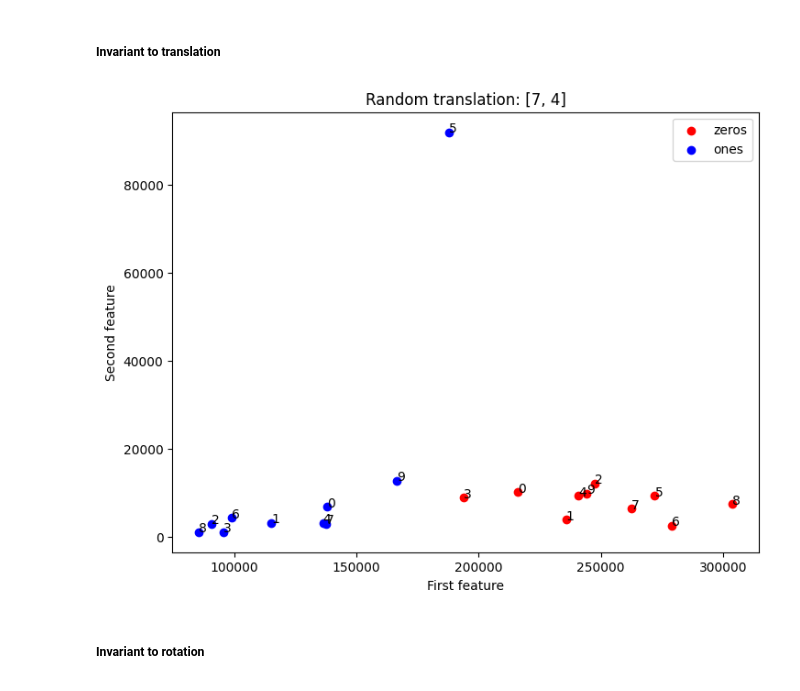
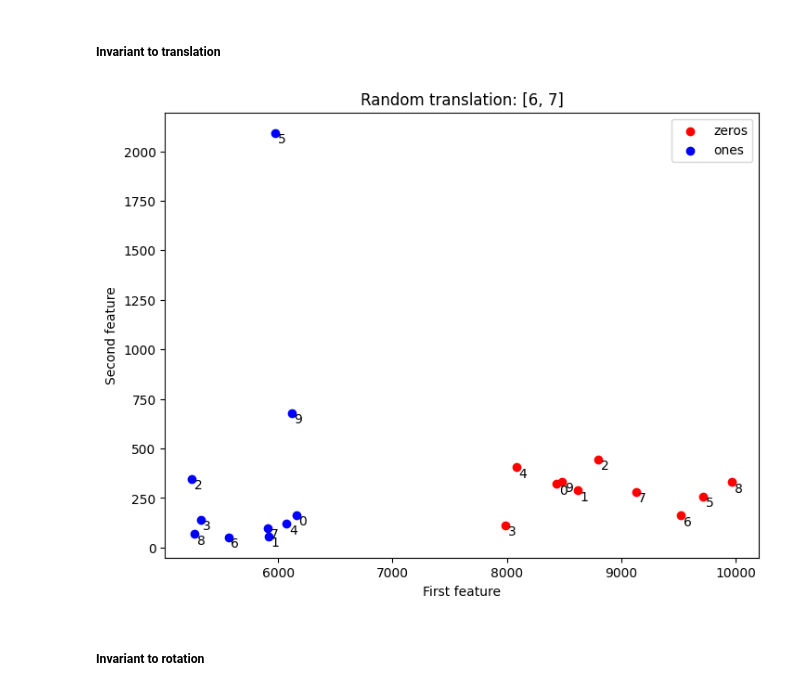
Before and after one commit to alessandrodalbesio/EPFL-image-analysis-and-pattern-recognition, a Jupyter notebook: lab_02_object_description.ipynb, the cells around one changed output. Saved outputs shown, nothing was run; the diff lists cells and outputs as text; code cells hidden in the pictures.

Commit message:
Everything working except invariance to rotation

```diff
--- a/lab_02_object_description.ipynb
+++ b/lab_02_object_description.ipynb
@@ -307,12 +265,12 @@ TODO
 from scipy.fft import ifft
 
 # Define increasing set sizes of the descriptors.
-descr_set_sizes = [1, 2, 5, 10, 15, 20]
+descr_set_sizes = [1, 3, 5, 11, 15, 20]
 
 
 # Define images for which you will show the recovery.
-zero = zeros_processed[6]
-one = ones_processed[6]
+zero = zeros_processed[8]
+one = ones_processed[8]
 
 
 # Get the descriptors of the images
@@ -344,7 +302,6 @@ for size in descr_set_sizes:
         oneDescriptorsReduced[size//2 +size % 2 :-size//2] = 0
     else:
         oneDescriptorsReduced[1:] = 0
-        print(oneDescriptorsReduced[0])
 
     # Apply inverse Fourier transform
     one_reconstructed.append(ifft(oneDescriptorsReduced))
@@ -355,7 +312,6 @@ fig, axes = plt.subplots(1, len(descr_set_sizes), figsize=(20, 5))
 for ax, im, nm in zip(axes, zero_reconstructed,descr_set_sizes):
     im = convertComplexToPixel(im)
     ax.plot(im[:,0], im[:,1])
-    ax.axis('off')
     ax.set_aspect('equal')
     ax.set_title(f"{nm} descriptors")
 plt.show()
@@ -364,7 +320,6 @@ fig, axes = plt.subplots(1, len(descr_set_sizes), figsize=(20, 5))
 for ax, im, nm in zip(axes, one_reconstructed, descr_set_sizes):
     im = convertComplexToPixel(im)
     ax.plot(im[:,0], im[:,1])
-    ax.axis('off')
     ax.set_aspect('equal')
     ax.set_title(f"{nm} descriptors")
 plt.show()
@@ -393,12 +345,12 @@ def plot_feature(zeros_f1, zeros_f2, ones_f1, ones_f2, zeros_names, ones_names,
     # Plot the features of the zeros
     ax.scatter(zeros_f1, zeros_f2, color='r', label='zeros')
     for i, txt in enumerate(zeros_names):
-        ax.annotate(txt.split("_")[1].split(".")[0], (zeros_f1[i]+5, zeros_f2[i]+5))
+        ax.annotate(txt.split(" - ")[1], (zeros_f1[i]+20, zeros_f2[i]-50))
 
     # Plot the features of the ones
     ax.scatter(ones_f1, ones_f2, color='b', label='ones')
     for i, txt in enumerate(ones_names):
-        ax.annotate(txt.split("_")[1].split(".")[0], (ones_f1[i]+5, ones_f2[i]+5))
+        ax.annotate(txt.split(" - ")[1], (ones_f1[i]+20, ones_f2[i]-50))
 
     # Set the labels and the title
     ax.set_xlabel("First feature")
@@ -457,21 +408,27 @@ def get_invariant_features(img, inv_to_rotation=False, inv_to_translation=False,
     img_descriptors = get_descriptors(img)
 
     if inv_to_translation:
-        img_descriptors = img_descriptors[1:]
-
-    if inv_to_rotation:
-        img_descriptors = abs(img_descriptors)
+        img_descriptors = img_descriptors[1:] # The first descriptor contains the position informations ==> remove it
 
     if inv_to_scale:
         img_descriptors = img_descriptors/img_descriptors[2]
 
+    if inv_to_rotation:
+        img_descriptors = np.abs(img_descriptors)
+
+    print(img_descriptors)
+
     return img_descriptors
 
 def random_rotate(img, rotation_angle):
+    # Rotate the image
     rotatedImage = skimage.transform.rotate(img, rotation_angle)
+    # Convert the image to uint8
+    rotatedImage = skimage.img_as_ubyte(rotatedImage)
+    # Return the image
     return skimage.img_as_ubyte(rotatedImage)
 
-def random_translate(img, tx, ty):
+def random_translation(img, tx, ty):
     newImage = np.zeros((img.shape[0] + tx, img.shape[1] + ty), dtype=np.uint8)
     for i in range(img.shape[0]):
         for j in range(img.shape[1]):
@@ -487,26 +444,26 @@ def random_scale(img, scaleFactor):
 ##### Invariant to translation
 # %%
 tx = np.random.randint(0, 10)
-ty = np.random.randint(0, 10) # Bug if ty <= 5
+ty = np.random.randint(0, 10)
 zeros_f1 = []
 zeros_f2 = []
 ones_f1 = []
 ones_f2 = []
 for i in range(len(zeros_processed)):
-    zero_processed_translated = random_translate(zeros_processed[i], tx, ty)
+    zero_processed_translated = random_translation(zeros_processed[i], tx, ty)
     descriptors = get_invariant_features(zero_processed_translated, inv_to_translation=True)
     zeros_f1.append(abs(descriptors[0]))
     zeros_f2.append(abs(descriptors[1]))
 
 for i in range(len(ones_processed)):
-    one_processed_translated = random_translate(ones_processed[i], tx, ty)
+    one_processed_translated = random_translation(ones_processed[i], tx, ty)
     descriptors = get_invariant_features(one_processed_translated, inv_to_translation=True)
     ones_f1.append(abs(descriptors[0]))
     ones_f2.append(abs(descriptors[1]))
 
 plot_feature(zeros_f1, zeros_f2, ones_f1, ones_f2, zeros_names, ones_names, f"Random translation: [{tx}, {ty}]")
 # %% [output]
-[figure, old version]
+[figure, new version]
 # %% [markdown]
 ##### Invariant to rotation
 # %%
```
Also changed, not shown: parts of 9 cells of this notebook.
